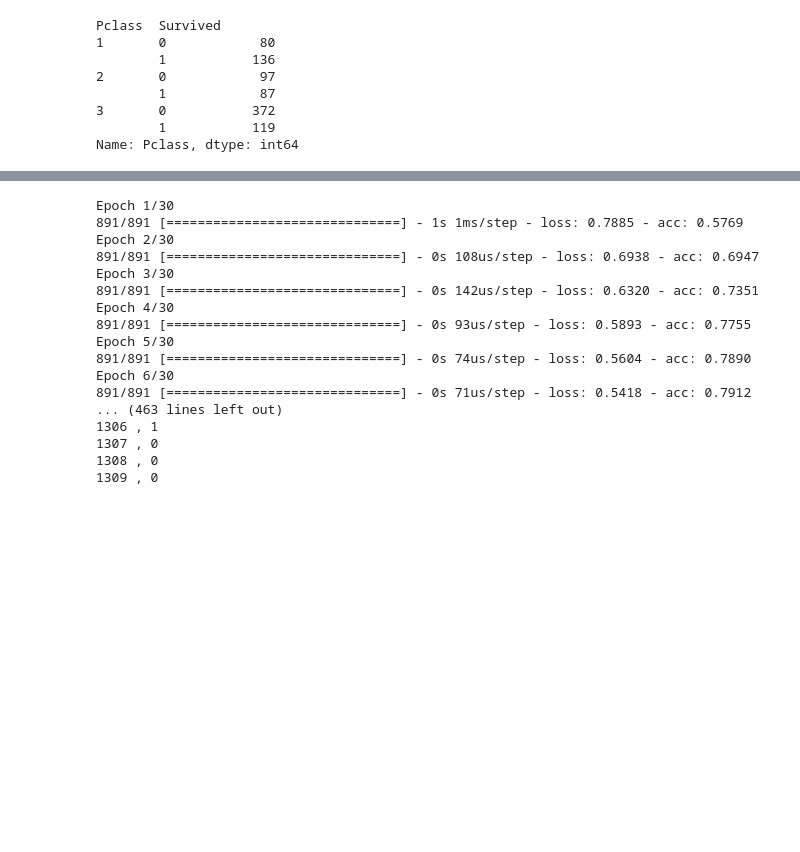
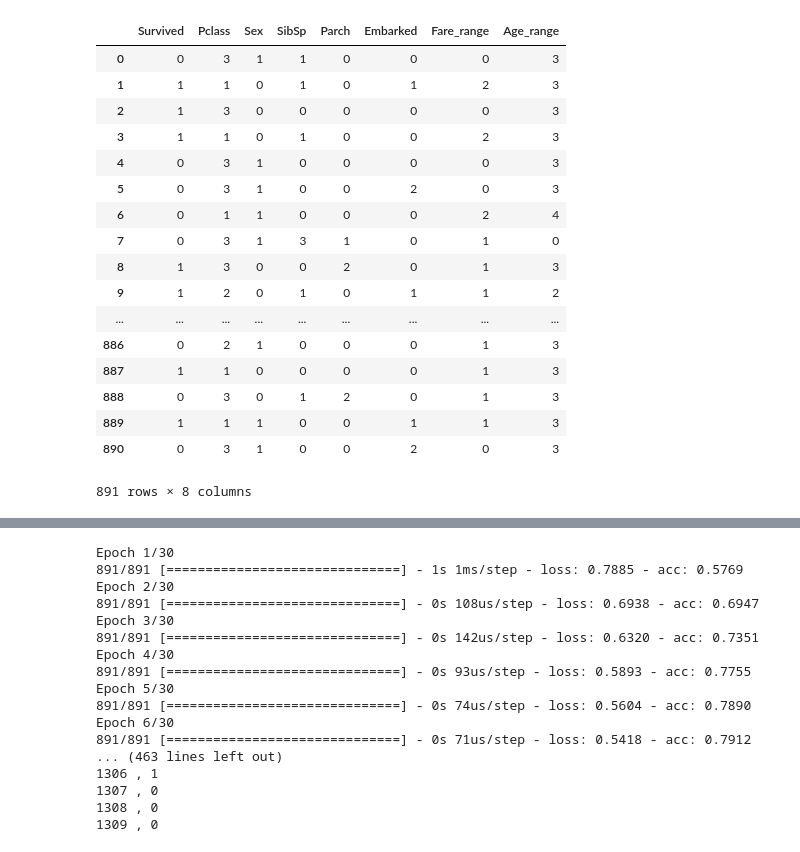
Before and after one commit to weize07/kaggle, a Jupyter notebook: titanic/svm_and_nn.ipynb, the cells around one changed output, grey strips where cells are left out. Drawn from its saved outputs; the diff is of its cells as text; code cells hidden in the pictures; blank space fills up the shorter version.

```diff
--- a/titanic/svm_and_nn.ipynb
+++ b/titanic/svm_and_nn.ipynb
@@ -35,11 +42,31 @@ ds
-# %%
-ds.groupby(['Pclass', 'Survived'])['Pclass'].count()
-# %% [output]
-Pclass  Survived
-1       0            80
-        1           136
-2       0            97
-        1            87
-3       0           372
-        1           119
-Name: Pclass, dtype: int64
+# %%
+fare_ranges = sorted(ds['Fare_range'].unique())
+fare_dict = {}
+for i in range(len(fare_ranges)):
+    fare_dict[fare_ranges[i]] = i
+Age_dict = {}
+Age_ranges = sorted(ds['Age_range'].unique())
+for i in range(len(Age_ranges)):
+    Age_dict[Age_ranges[i]] = i
+cleanups = {"Age_range":     Age_dict, 'Fare_range': fare_dict}
+ds.replace(cleanups, inplace=True)
+ds
+# %% [output]
+|  | Survived | Pclass | Sex | SibSp | Parch | Embarked | Fare_range | Age_range |
+| 0 | 0 | 3 | 1 | 1 | 0 | 0 | 0 | 3 |
+| 1 | 1 | 1 | 0 | 1 | 0 | 1 | 2 | 3 |
+| 2 | 1 | 3 | 0 | 0 | 0 | 0 | 0 | 3 |
+| 3 | 1 | 1 | 0 | 1 | 0 | 0 | 2 | 3 |
+| 4 | 0 | 3 | 1 | 0 | 0 | 0 | 0 | 3 |
+| 5 | 0 | 3 | 1 | 0 | 0 | 2 | 0 | 3 |
+| 6 | 0 | 1 | 1 | 0 | 0 | 0 | 2 | 4 |
+| 7 | 0 | 3 | 1 | 3 | 1 | 0 | 1 | 0 |
+| 8 | 1 | 3 | 0 | 0 | 2 | 0 | 1 | 3 |
+| 9 | 1 | 2 | 0 | 1 | 0 | 1 | 1 | 2 |
+| ... | ... | ... | ... | ... | ... | ... | ... | ... |
+| 886 | 0 | 2 | 1 | 0 | 0 | 0 | 1 | 3 |
+| 887 | 1 | 1 | 0 | 0 | 0 | 0 | 1 | 3 |
+| 888 | 0 | 3 | 0 | 1 | 2 | 0 | 1 | 3 |
+| 889 | 1 | 1 | 1 | 0 | 0 | 1 | 1 | 3 |
+| 890 | 0 | 3 | 1 | 0 | 0 | 2 | 0 | 3 |
+891 rows × 8 columns
```
Also changed, not shown: parts of 5 cells of this notebook, 1 other file.
